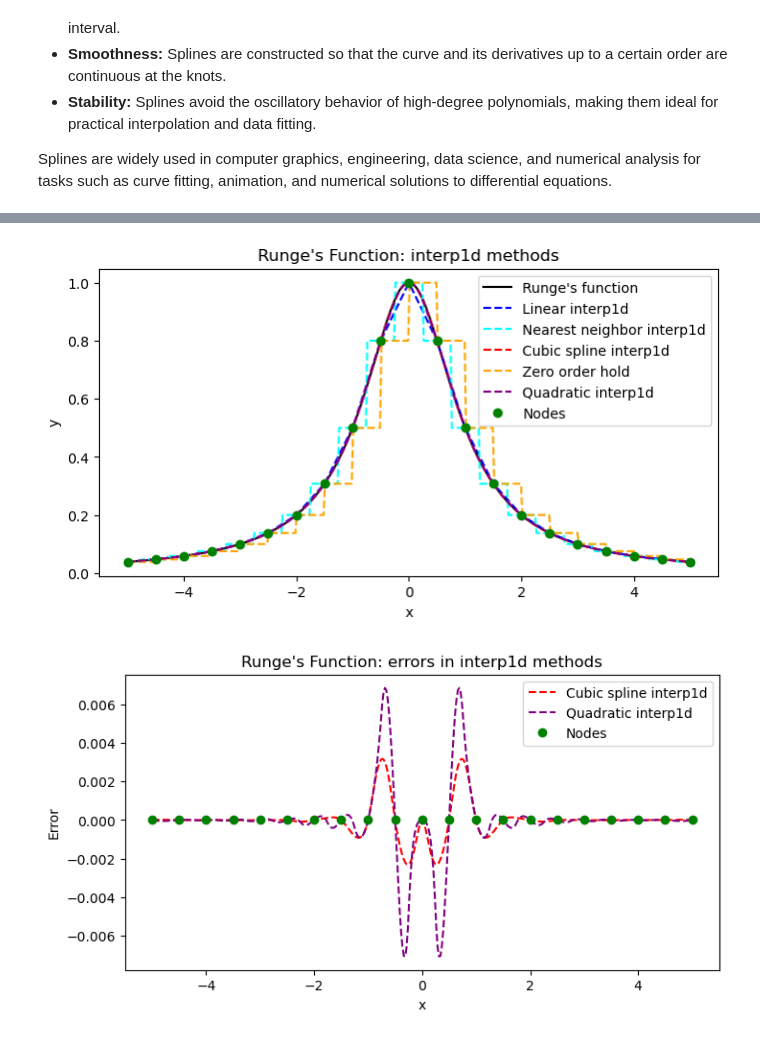
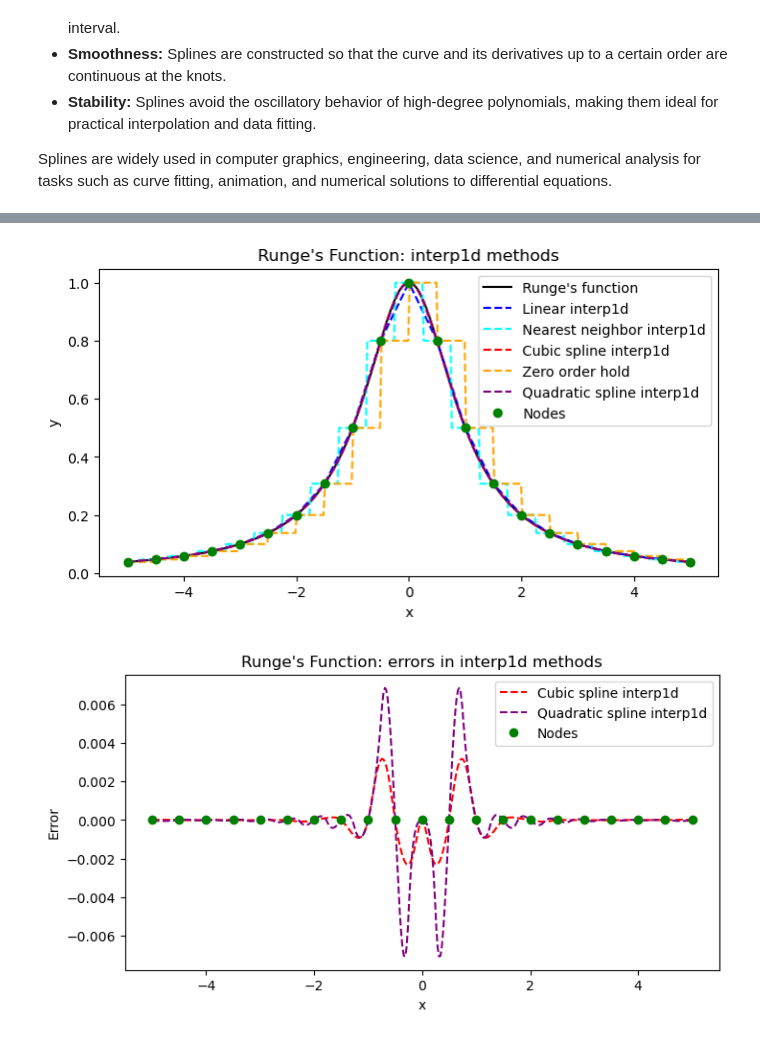
Before and after one commit to galendal/MAT160_H26, a Jupyter notebook: 10 interpolation.ipynb, the cells around one changed output, grey strips where cells are left out. Saved outputs shown, nothing was run; the diff lists cells and outputs as text; code cells hidden in the pictures.

Commit message:
Updated interpolation

```diff
--- a/10 interpolation.ipynb
+++ b/10 interpolation.ipynb
@@ -762,7 +978,7 @@ plt.plot(x_dense, y_linear, '--', label='Linear interp1d', color='blue')
 plt.plot(x_dense, y_nearest, '--', label='Nearest neighbor interp1d', color='cyan')
 plt.plot(x_dense, y_cubic, '--', label='Cubic spline interp1d', color='red')
 plt.plot(x_dense, y_zero, '--', label='Zero order hold', color='orange')
-plt.plot(x_dense, y_quad, '--', label='Quadratic interp1d', color='purple')
+plt.plot(x_dense, y_quad, '--', label='Quadratic spline interp1d', color='purple')
 plt.plot(x_nodes, y_nodes, 'o', label='Nodes', color='green')
 plt.xlabel('x')
 plt.ylabel('y')
@@ -770,20 +986,20 @@ plt.title("Runge's Function: interp1d methods")
 plt.legend()
 plt.show()
 # %% [output]
-[figure, old version]
+[figure, new version]
 # %%
 plt.figure(figsize=(8, 4))
 
 #plt.plot(x_dense, y_linear-y_true, '--', label='Linear interp1d', color='blue')
 #plt.plot(x_dense, y_nearest-y_true, '--', label='Nearest neighbor interp1d', color='cyan')
 plt.plot(x_dense, y_cubic-y_true, '--', label='Cubic spline interp1d', color='red')
 #plt.plot(x_dense, y_zero-y_true, '--', label='Zero order hold', color='orange')
-plt.plot(x_dense, y_quad-y_true, '--', label='Quadratic interp1d', color='purple')
+plt.plot(x_dense, y_quad-y_true, '--', label='Quadratic spline interp1d', color='purple')
 plt.plot(x_nodes, 0*y_nodes, 'o', label='Nodes', color='green')
 plt.xlabel('x')
 plt.ylabel('Error')
 plt.title("Runge's Function: errors in interp1d methods")
 plt.legend()
 plt.show()
 # %% [output]
-[figure, old version]
+[figure, new version]
```
Also changed, not shown: parts of 14 cells of this notebook.
